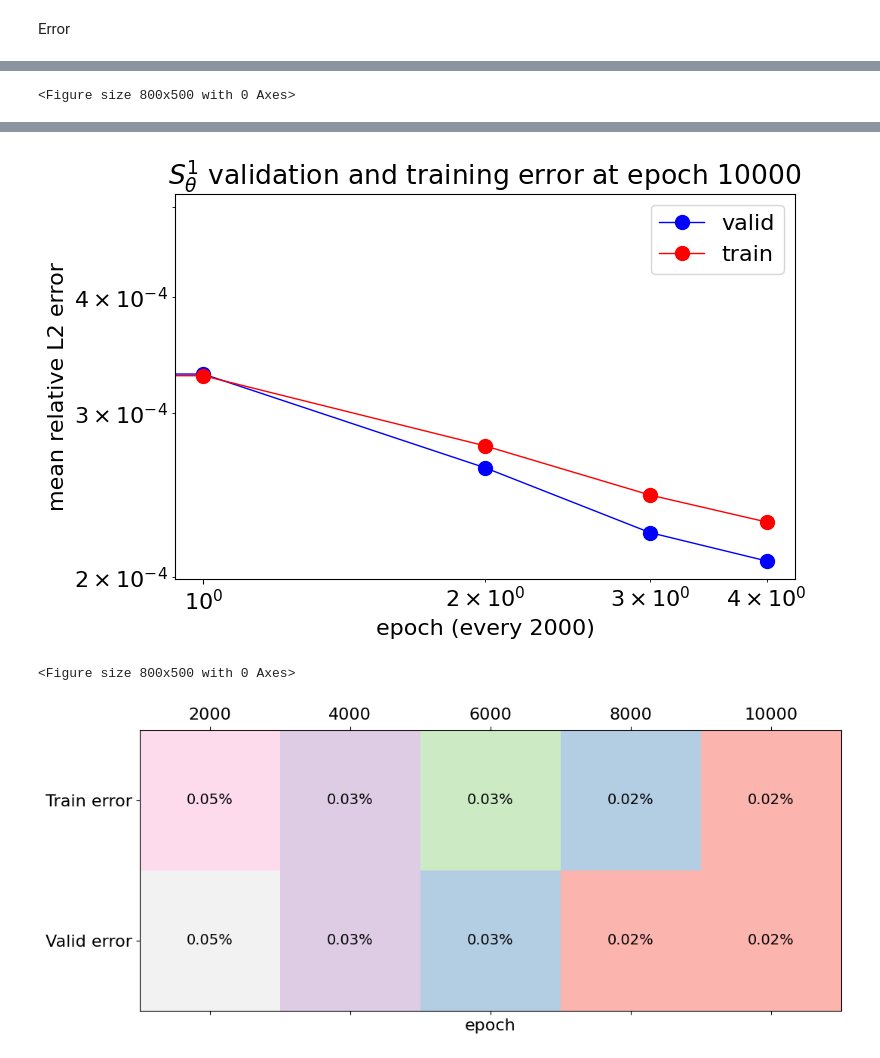
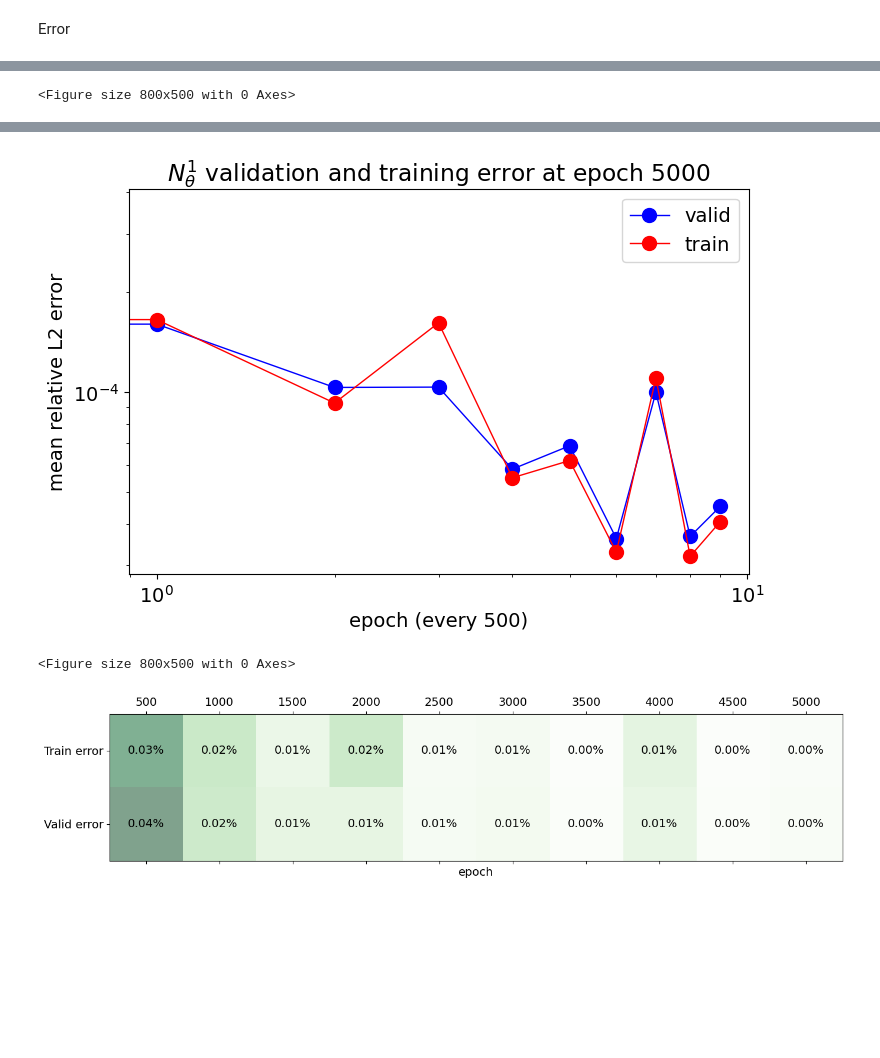
Before and after one commit to sebastian-sanchez-s/OperatorLearning, a Jupyter notebook: ChafeeInfante/InspectBasis.ipynb, the cells around one changed output, grey strips where cells are left out. Cells and saved outputs as stored; diff of their text form; code cells hidden in the pictures; blank space fills up the shorter version.

```diff
--- a/ChafeeInfante/InspectBasis.ipynb
+++ b/ChafeeInfante/InspectBasis.ipynb
@@ -27,21 +27,24 @@ FIGURES_ERROR.mkdir(exist_ok=True, parents=True)
 ROOT = Path('model')
 ARCH = Path('arch')
 
-savefig = True
-
-plt.rc('font', size=16)
-plt.rc('lines', linewidth=4)
-
-name = 'S1_100'
-epoch = 10_000
+name = 'S1_100_nonlinear'
+epoch = 5_000
 
 with open(ARCH / f'{name}.json', 'r') as f:
     params = json.load(f)
 
 PATH = ROOT / name
 
-MODEL_PREFIX = r'$S^1_{\theta}$'
-FIGURES_PREFIX = f'{params["name"]}_epoch{epoch}_slide'
+savefig = True
+MODEL_PREFIX = r'$N^1_{\theta}$'
+
+FIGURES_PREFIX = f'{params["name"]}_epoch{epoch}'
+plt.rc('font', size=14)
+plt.rc('lines', linewidth=2)
+
+# FIGURES_PREFIX = f'{params["name"]}_epoch{epoch}_slide'
+# plt.rc('font', size=16)
+# plt.rc('lines', linewidth=4)
 # %%
 A = init_sequential(params['layers-apprx'])
 T = init_sequential(params['layers-trunk'])
@@ -191,7 +194,7 @@ def read_error_log(logfile, rf, maxepoch=float('infinity')):
     return error
 # %%
 for rf_ in [5, 10]:
-    rf = epoch // 5
+    rf = epoch // rf_
     timeline = [i for i in range(rf, epoch+rf, rf)]
 
     valid_error = read_error_log(PATH / 'valid.error', rf, maxepoch=epoch)
@@ -214,14 +217,13 @@ for rf_ in [5, 10]:
 
     plt.figure(figsize=(8, 5))
     plt.tight_layout()
-    plt.rc('font', size=16)
-    plt.matshow(100 * data, cmap='Pastel1')
+    plt.matshow(100 * data, cmap='Greens', alpha=0.5)
     plt.xlabel('epoch')
     plt.xticks(np.array(range(len(timeline))), timeline)
     plt.yticks(list(range(2)), ['Train error', 'Valid error'])
 
     for (i, j), z in np.ndenumerate(data):
-        plt.text(j, i, '{:0.2f}%'.format(100 * z), ha='center', va='center', fontsize=14)
+        plt.text(j, i, '{:0.2f}%'.format(100 * z), ha='center', va='center')
 
     if savefig:
         plt.savefig(FIGURES_ERROR / f'{FIGURES_PREFIX}_table_rf{rf_}.png', bbox_inches='tight')
@@ -234,3 +236,3 @@ for rf_ in [5, 10]:
-[figure, old version]
+[figure, new version]
 <Figure size 800x500 with 0 Axes>
-[figure, old version]
+[figure, new version]
```
Also changed, not shown: parts of 4 cells of this notebook, 2 other files.
